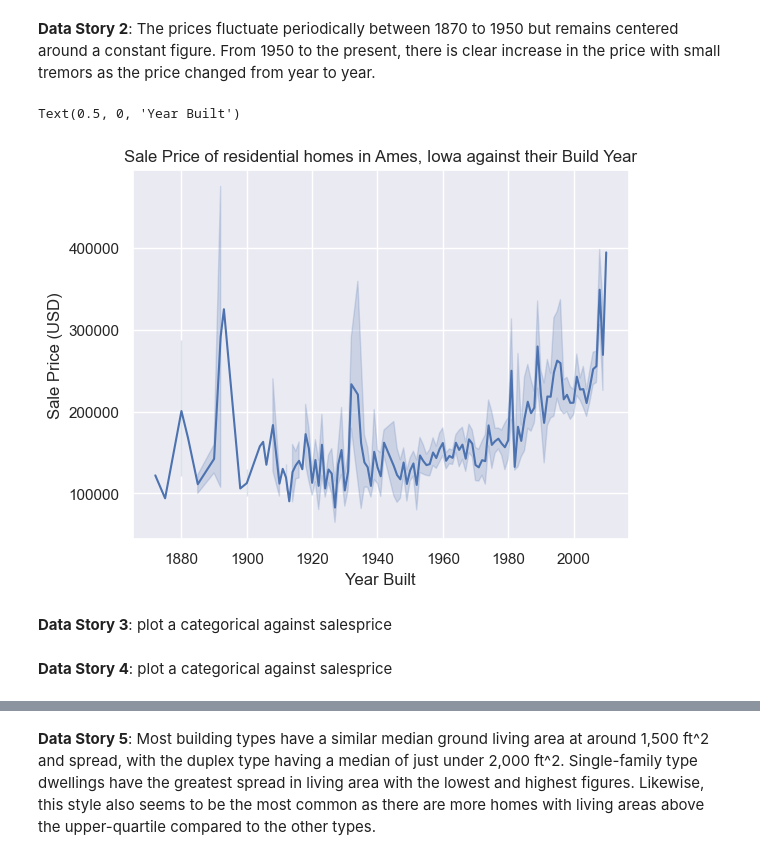
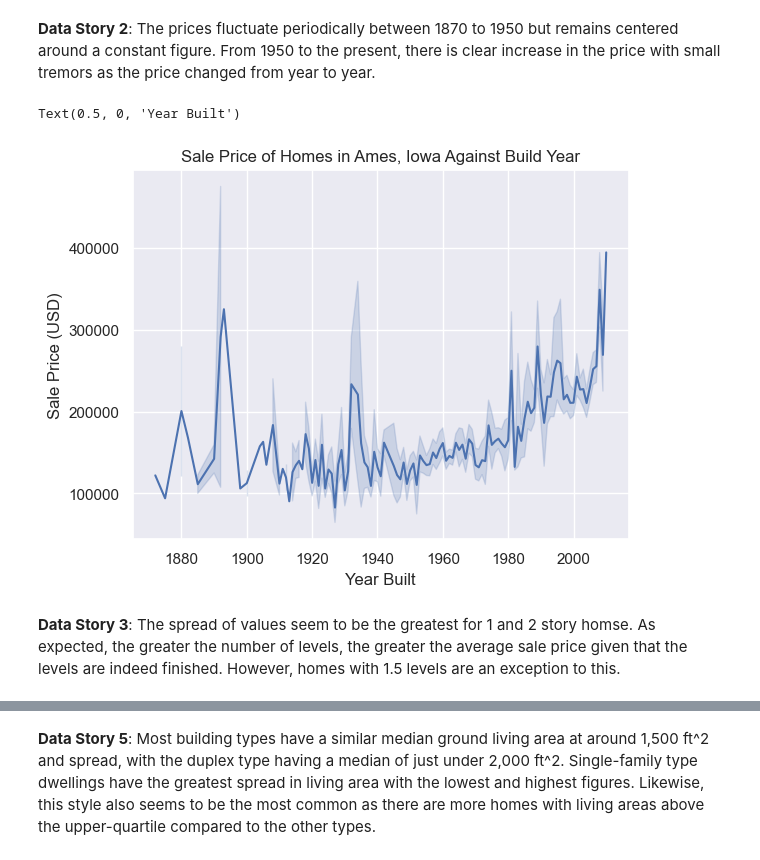
Before and after one commit to rraj786/Predicting-House-Prices, a Jupyter notebook: Price Predictor.ipynb, the cells around one changed output, grey strips where cells are left out. Cells and saved outputs as stored; diff of their text form; code cells hidden in the pictures.

```diff
--- a/Price Predictor.ipynb
+++ b/Price Predictor.ipynb
@@ -35,6 +32,7 @@ Read in CSV files containing train and test data. The datasets are available on
 # %%
 # Store train data in dataframe
-train = pd.read_csv('train.csv', index_col = 0, na_values = 'NaN', keep_default_na = False)
+train = pd.read_csv('./data/train.csv', index_col = 0, na_values = 'NA', keep_default_na = True)
+print('Shape of train set:', train.shape, '\n')
 train.info()
 train.describe()
 # %% [output]
@@ -159,13 +204,11 @@ Text(0.5, 0, 'Sale Price (USD)')
 **Data Story 2**: The prices fluctuate periodically between 1870 to 1950 but remains centered around a constant figure. From 1950 to the present, there is clear increase in the price with small tremors as the price changed from year to year.
 # %%
 ax = sns.lineplot(x = "YearBuilt", y = "SalePrice", data = train)
-ax.set_title("Sale Price of residential homes in Ames, Iowa against their Build Year")
+ax.set_title("Sale Price of Homes in Ames, Iowa Against Build Year")
 ax.set_ylabel("Sale Price (USD)")
 ax.set_xlabel("Year Built")
 # %% [output]
 Text(0.5, 0, 'Year Built')
-[figure, old version]
+[figure, new version]
-# %% [markdown]
-**Data Story 3**: plot a categorical against salesprice
-# %% [markdown]
-**Data Story 4**: plot a categorical against salesprice
+# %% [markdown]
+**Data Story 3**: The spread of values seem to be the greatest for 1 and 2 story homse. As expected, the greater the number of levels, the greater the average sale price given that the levels are indeed finished. However, homes with 1.5 levels are an exception to this.
```
Also changed, not shown: parts of 37 cells of this notebook.
